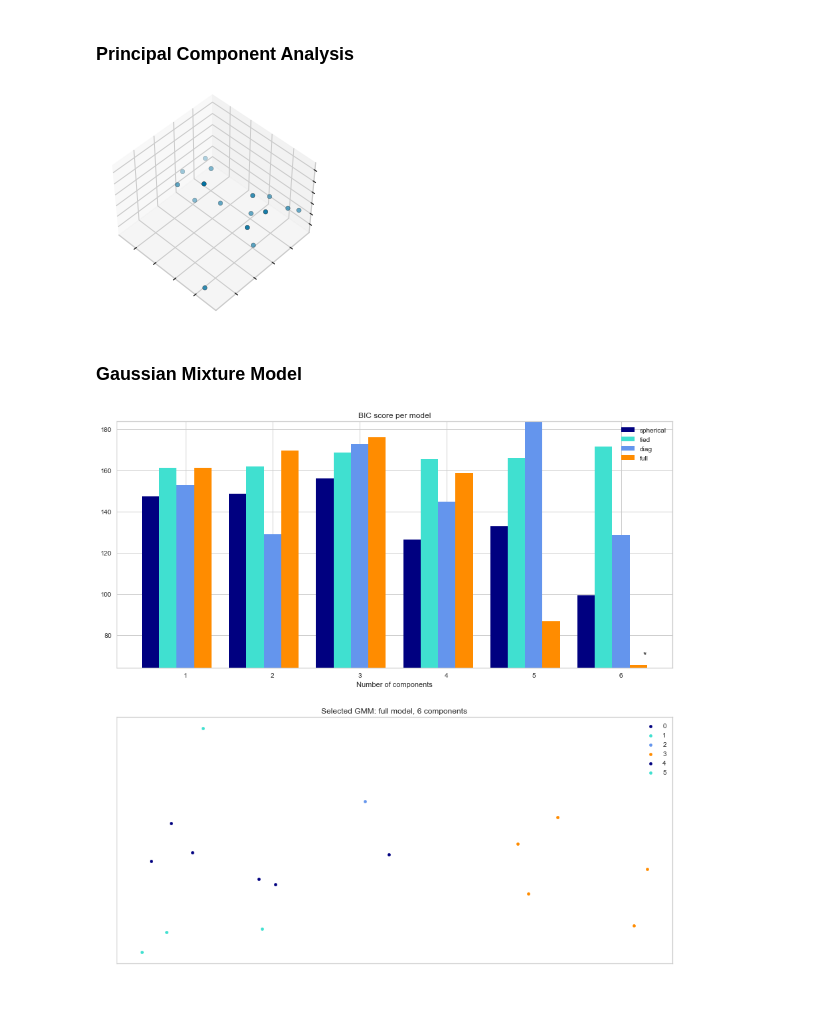
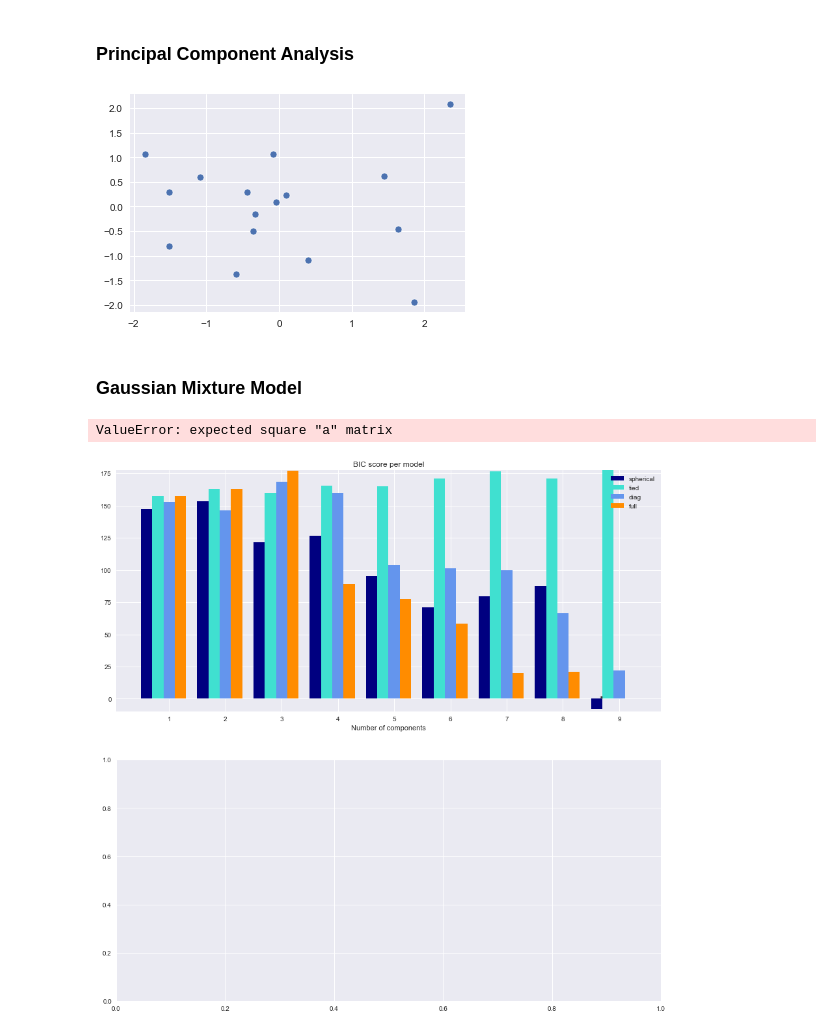
Before and after one commit to rubiarg/emotion-transitions, a Jupyter notebook: feeltrace-clustering.ipynb, the cells around one changed output. Saved outputs shown, nothing was run; the diff lists cells and outputs as text; code cells hidden in the pictures; blank space fills up the shorter version.

```diff
--- a/feeltrace-clustering.ipynb
+++ b/feeltrace-clustering.ipynb
@@ -87,6 +87,6 @@ class EmotionDynamics:
         return parameters
 # %%
-ED = EmotionDynamics(verbose=False)
+ED = EmotionDynamics()
 # %%
 ED.get_parameters(train[1]['Feeltrace'])
 # %% [output]
@@ -173,28 +177,15 @@ plt.show()
 # %%
 import numpy as np
 import matplotlib.pyplot as plt
-from mpl_toolkits.mplot3d import Axes3D
 
 from sklearn import decomposition
 
-fig = plt.figure(1, figsize=(4, 3))
-plt.clf()
-ax = Axes3D(fig, rect=[0, 0, 0.95, 1], elev=48, azim=134, auto_add_to_figure=False)
-fig.add_axes(ax)
+pca = decomposition.PCA(n_components=2)
+pca.fit(X_scaled)
+X_PCA = pca.transform(X_scaled)
 
-plt.cla()
-pca = decomposition.PCA(n_components=3)
-pca.fit(X_scaled)
-X = pca.transform(X_scaled)
-
-ax.scatter(X[:, 0], X[:, 1], X[:, 2], cmap=plt.cm.nipy_spectral, edgecolor="k")
-
-ax.w_xaxis.set_ticklabels([])
-ax.w_yaxis.set_ticklabels([])
-ax.w_zaxis.set_ticklabels([])
-
-plt.show()
+sns.scatterplot(x=X_PCA[:, 0], y=X_PCA[:, 1]);
 # %% [output]
-[figure, old version]
+[figure, new version]
 # %% [markdown]
 ### Gaussian Mixture Model
@@ -212,16 +195,9 @@ from sklearn import metrics
 Gaussian Mixture Model Selection
 ================================
 
-This example shows that model selection can be performed with
 Gaussian Mixture Models using information-theoretic criteria (BIC).
-Model selection concerns both the covariance type
-and the number of components in the model.
-In that case, AIC also provides the right result (not shown to save time),
-but BIC is better suited if the problem is to identify the right model.
+Model selection concerns both the covariance type and the number of components in the model.
 Unlike Bayesian procedures, such inferences are prior-free.
-
-In that case, the model with 2 components and full covariance
-(which corresponds to the true generative model) is selected.
 
 """
 
@@ -235,7 +211,7 @@ from sklearn import mixture
 
 lowest_bic = np.infty
 bic = []
-n_components_range = range(1, 7)
+n_components_range = range(1, 10)
 cv_types = ["spherical", "tied", "diag", "full"]
 for cv_type in cv_types:
     for n_components in n_components_range:
@@ -288,15 +264,6 @@ for i, (mean, cov, color) in enumerate(zip(clf.means_, clf.covariances_, color_i
         continue
     plt.scatter(X_scaled[Y_ == i, 0], X_scaled[Y_ == i, 1], 20, color=color)
 
-#     # Plot an ellipse to show the Gaussian component
-#     angle = np.arctan2(w[0][1], w[0][0])
-#     angle = 180.0 * angle / np.pi  # convert to degrees
-#     v = 2.0 * np.sqrt(2.0) * np.sqrt(v)
-#     ell = mpl.patches.Ellipse(mean, v[0], v[1], 180.0 + angle, color=color)
-#     ell.set_clip_box(splot.bbox)
-#     ell.set_alpha(0.5)
-#     splot.add_artist(ell)
-
 plt.legend(range(len(clf.means_)))
 plt.xticks(())
 plt.yticks(())
@@ -304,7 +271,7 @@ plt.title(
     f"Selected GMM: {best_gmm.covariance_type} model, "
     f"{best_gmm.n_components} components"
 )
-# plt.subplots_adjust(hspace=0.55, bottom=0.02)
 plt.show()
 # %% [output]
+ValueError: expected square "a" matrix
-[figure, old version]
+[figure, new version]
```
Also changed, not shown: parts of 16 cells of this notebook, 2 other files.
